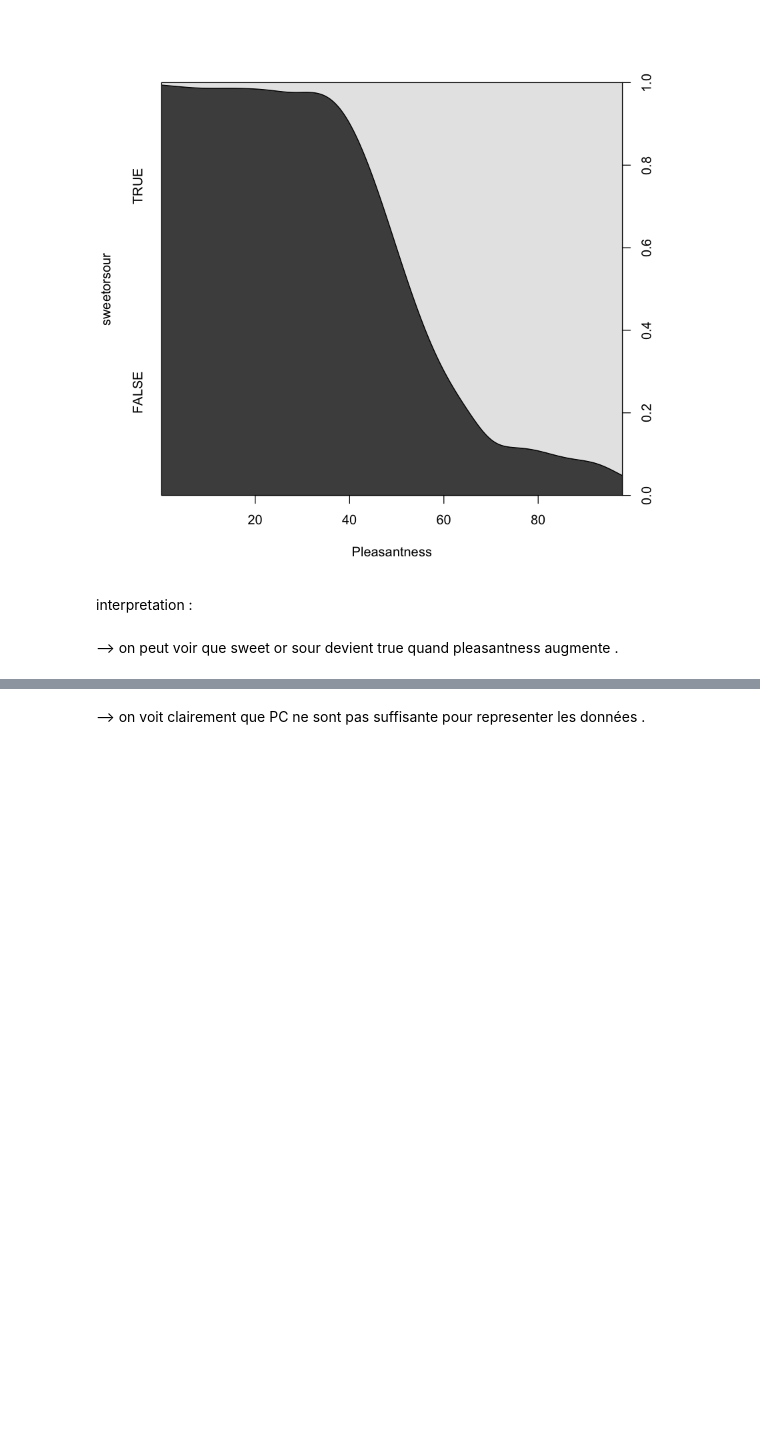
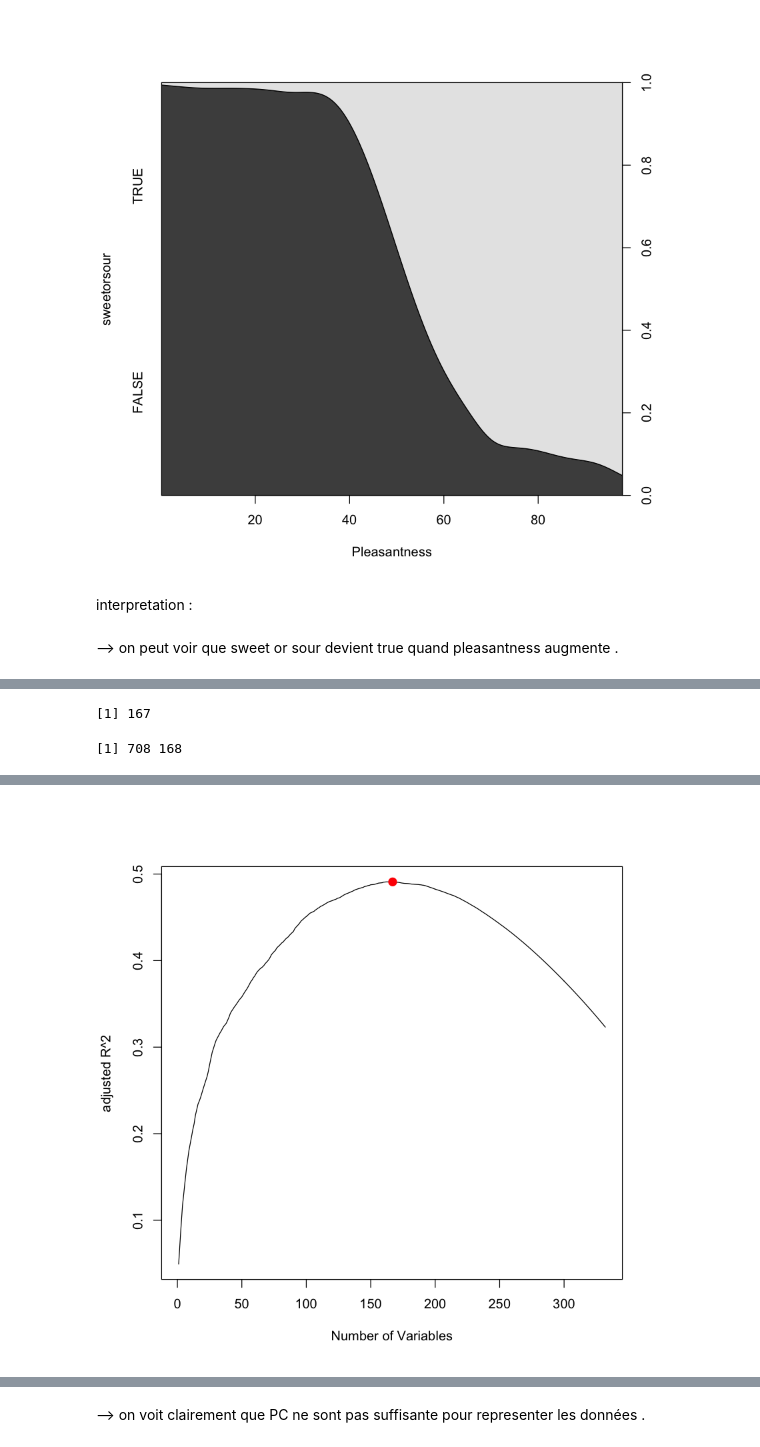
Before and after one commit to Alicia-max/BIO322-Regression, a Jupyter notebook: src/Exploration.ipynb, the cells around one changed output, grey strips where cells are left out. Cells and saved outputs as stored; diff of their text form; code cells hidden in the pictures; blank space fills up the shorter version.

```diff
--- a/src/Exploration.ipynb
+++ b/src/Exploration.ipynb
@@ -60,16 +71,15 @@ head(data)
 # %%
-#Feature Engineering : foward regression create new data
-library(leaps)
-
-
-regfit.fwd <- regsubsets(data$VALENCE.PLEASANTNESS ~ . , data, nvmax = 2879, method = "seqrep")
-
 
 # plot
-plot(regfit.fwd.summary$adjr2, type = "l", #xlim = c(1,240),
+plot(regfit.fwd.summary$adjr2, type = "l",
      ,xlab = "Number of Variables", ylab = "adjusted R^2")
-#adjr2.max <- which.max(regfit.fwd.summary$adjr2)
-#points(adjr2.max, regfit.fwd.summary$adjr2[adjr2.max], col = "red", cex = 2, pch = 20)
+adjr2.max <- which.max(regfit.fwd.summary$adjr2)
+adjr2.max
+points(adjr2.max, regfit.fwd.summary$adjr2[adjr2.max], col = "red", cex = 2, pch = 20)
 
-#data_ <- data[, which(regfit.fwd.summary$which[adjr2.max, ]==0)]
-#dim(data_)
+data_ <- data[, which(regfit.fwd.summary$which[adjr2.max, ]!=0)] #j'ai mis différent de zéro et pas =
+dim(data_)  # que 168 ???
+head(data_)
+# %% [output]
+[1] 167
+[1] 708 168
@@ -76,3 +93,4 @@ plot(regfit.fwd.summary$adjr2, type = "l", #xlim = c(1,240),
+[figure, added]
 # %%
 #PCA with new_data
 
```
Also changed, not shown: parts of 17 cells of this notebook.
